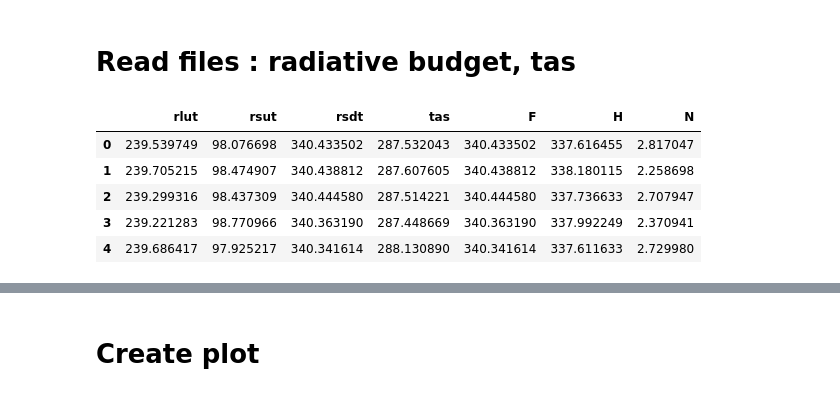
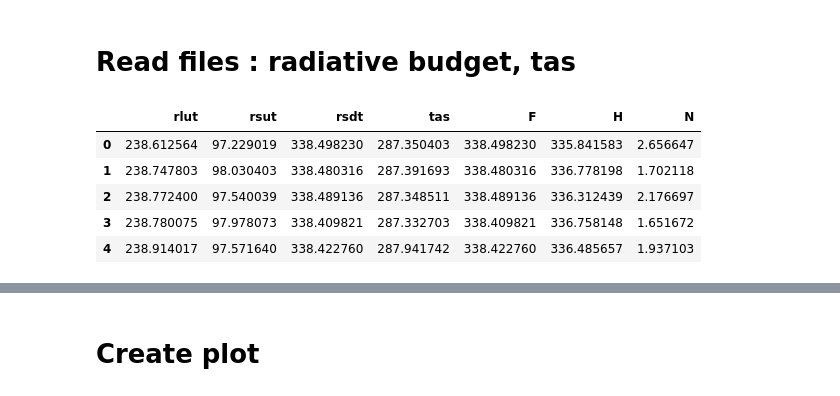
Before and after one commit to benmsanderson/CNRMppe, a Jupyter notebook: CMIP6/CFMIP_Lambda.ipynb, the cells around one changed output, grey strips where cells are left out. Drawn from its saved outputs; the diff is of its cells as text; code cells hidden in the pictures.

```diff
--- a/CMIP6/CFMIP_Lambda.ipynb
+++ b/CMIP6/CFMIP_Lambda.ipynb
@@ -34,35 +36,71 @@ from Fonctions import plotlines_Xdf
 # %%
 # Download the amip dataframes and compute the radiative budget
 
 path = "/data/scratch/globc/peatier/CMIP6/CNRM-CM6-1/CFMIP/amip/"
 filename = "*_amip_*.nc"
-variables=['rlut', 'rsut','rsdt','tas']
-start_yr=1979
-drop=True
-year_list=range(1983,2014,1)
+variables = ['rlut', 'rsut','rsdt','tas']
+start_yr = 1979
+drop = True
+year_list = range(1983,2014,1)
 CNRM_amip = get_wavg_budget_df(path, filename, variables, start_yr, drop, year_list)
 
 path = "/data/scratch/globc/peatier/CMIP6/MRI-ESM2-0/amip/"
-start_yr=1979
-drop=True
-year_list=range(1983,2014,1)
+start_yr = 1979
+drop = True
+year_list = range(1983,2014,1)
 MRI_amip = get_wavg_budget_df(path, filename, variables, start_yr, drop, year_list)
 
 path = "/data/scratch/globc/peatier/CMIP6/CanESM5/amip/"
 filename = "standard_*_amip_*.nc"
-start_yr=1950
-drop=True
-ignore=range(1979,1983,1)
-year_list=[ind for ind in range(1950,2014,1) if ind not in ignore]
+start_yr = 1950
+drop = True
+ignore = range(1979,1983,1)
+year_list = [ind for ind in range(1950,2014,1) if ind not in ignore]
 CAN_amip = get_wavg_budget_df(path, filename, variables, start_yr, drop, year_list)
 CAN_amip
+
+path = "/data/scratch/globc/peatier/CMIP6/MIROC6/"
+filename = "*_amip_*.nc"
+start_yr = 1979
+drop = True
+ignore = range(1979,1983,1)
+year_list = range(1983,2014,1)
+MIROC_amip = get_wavg_budget_df(path, filename, variables, start_yr, drop, year_list)
+MIROC_amip
+
+path = "/data/scratch/globc/peatier/CMIP6/HadGEM3-GC31-LL/"
+filename = "standard_*_amip_*.nc"
+start_yr = 1979
+drop = True
+ignore = range(1979,1983,1)
+year_list = range(1983,2014,1)
+HadGEM3_amip = get_wavg_budget_df(path, filename, variables, start_yr, drop, year_list)
+HadGEM3_amip
+
+path = "/data/scratch/globc/peatier/CMIP6/IPSL-CM6A-LR/"
+filename = "*_amip_*.nc"
+start_yr = 1979
+drop = True
+ignore = range(1979,1983,1)
+year_list = range(1983,2014,1)
+IPSL_amip = get_wavg_budget_df(path, filename, variables, start_yr, drop, year_list)
+IPSL_amip
+
+path = "/data/scratch/globc/peatier/CMIP6/BCC-CSM2-MR/"
+filename = "standard_*_amip_*.nc"
+start_yr = 1979
+drop = True
+ignore = range(1979,1983,1)
+year_list = range(1983,2014,1)
+BCC_amip = get_wavg_budget_df(path, filename, variables, start_yr, drop, year_list)
+BCC_amip
 # %% [output]
 |  | rlut | rsut | rsdt | tas | F | H | N |
-| 0 | 239.539749 | 98.076698 | 340.433502 | 287.532043 | 340.433502 | 337.616455 | 2.817047 |
-| 1 | 239.705215 | 98.474907 | 340.438812 | 287.607605 | 340.438812 | 338.180115 | 2.258698 |
-| 2 | 239.299316 | 98.437309 | 340.444580 | 287.514221 | 340.444580 | 337.736633 | 2.707947 |
-| 3 | 239.221283 | 98.770966 | 340.363190 | 287.448669 | 340.363190 | 337.992249 | 2.370941 |
-| 4 | 239.686417 | 97.925217 | 340.341614 | 288.130890 | 340.341614 | 337.611633 | 2.729980 |
+| 0 | 238.612564 | 97.229019 | 338.498230 | 287.350403 | 338.498230 | 335.841583 | 2.656647 |
+| 1 | 238.747803 | 98.030403 | 338.480316 | 287.391693 | 338.480316 | 336.778198 | 1.702118 |
+| 2 | 238.772400 | 97.540039 | 338.489136 | 287.348511 | 338.489136 | 336.312439 | 2.176697 |
+| 3 | 238.780075 | 97.978073 | 338.409821 | 287.332703 | 338.409821 | 336.758148 | 1.651672 |
+| 4 | 238.914017 | 97.571640 | 338.422760 | 287.941742 | 338.422760 | 336.485657 | 1.937103 |
 # %%
 # Download the amip-futuer4K dataframes and compute the radiative budget
 
```
Also changed, not shown: parts of 5 cells of this notebook, 5 other files.
